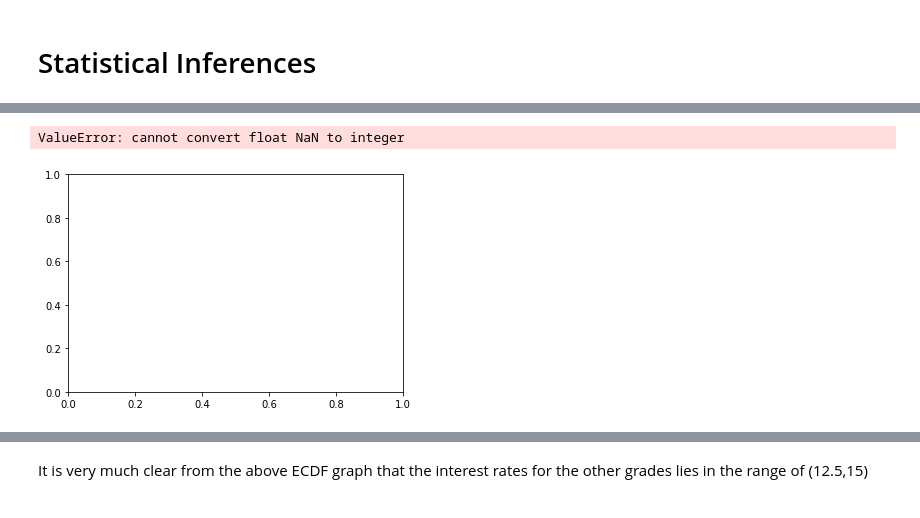
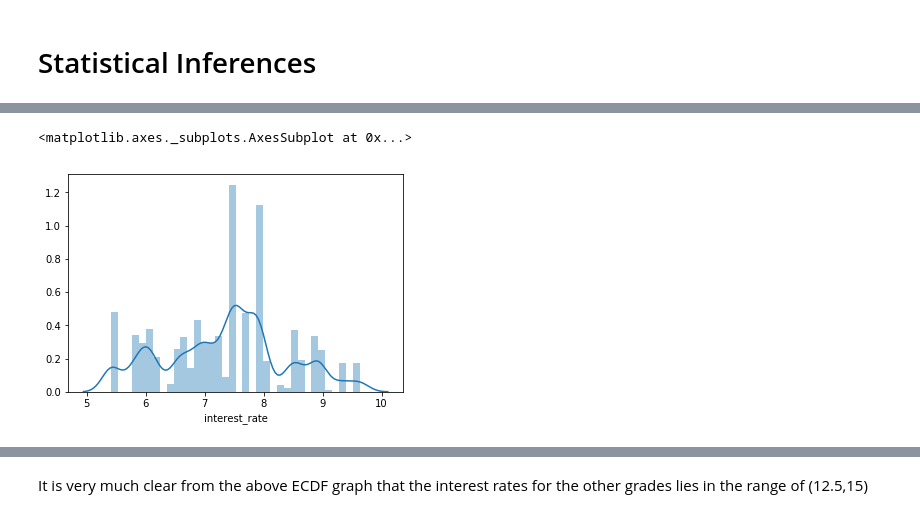
Before and after one commit to nishimishra71/Python, a Jupyter notebook: Capstone_sample.ipynb, the cells around one changed output, grey strips where cells are left out. Cells and saved outputs as stored; diff of their text form; code cells hidden in the pictures.

```diff
--- a/Capstone_sample.ipynb
+++ b/Capstone_sample.ipynb
@@ -41,7 +41,7 @@ from scipy.stats import t
 from numpy.random import seed
 from scipy.stats import norm
 from scipy.stats import ttest_ind_from_stats
-df= pd.read_csv('/Users/ankit/Desktop/Springboard dox/Python/LoanStats3a_securev1_new.csv',low_memory=False)
+df= pd.read_csv('LoanStats3a_securev1_new.csv',low_memory=False)
 # %% [markdown]
 ## Understanding the various features (columns) of the dataset
 # %%
@@ -457,5 +431,6 @@ plt.show()
 # %%
-sns.distplot(df.interest_rate[df.grade!='A'].astype('float64').values,color="red")
+x=df.interest_rate[df.grade=='A']
+sns.distplot(x)
 # %% [output]
-ValueError: cannot convert float NaN to integer
+<matplotlib.axes._subplots.AxesSubplot at 0x...>
-[figure, old version]
+[figure, new version]
```
Also changed, not shown: parts of 12 cells of this notebook.
